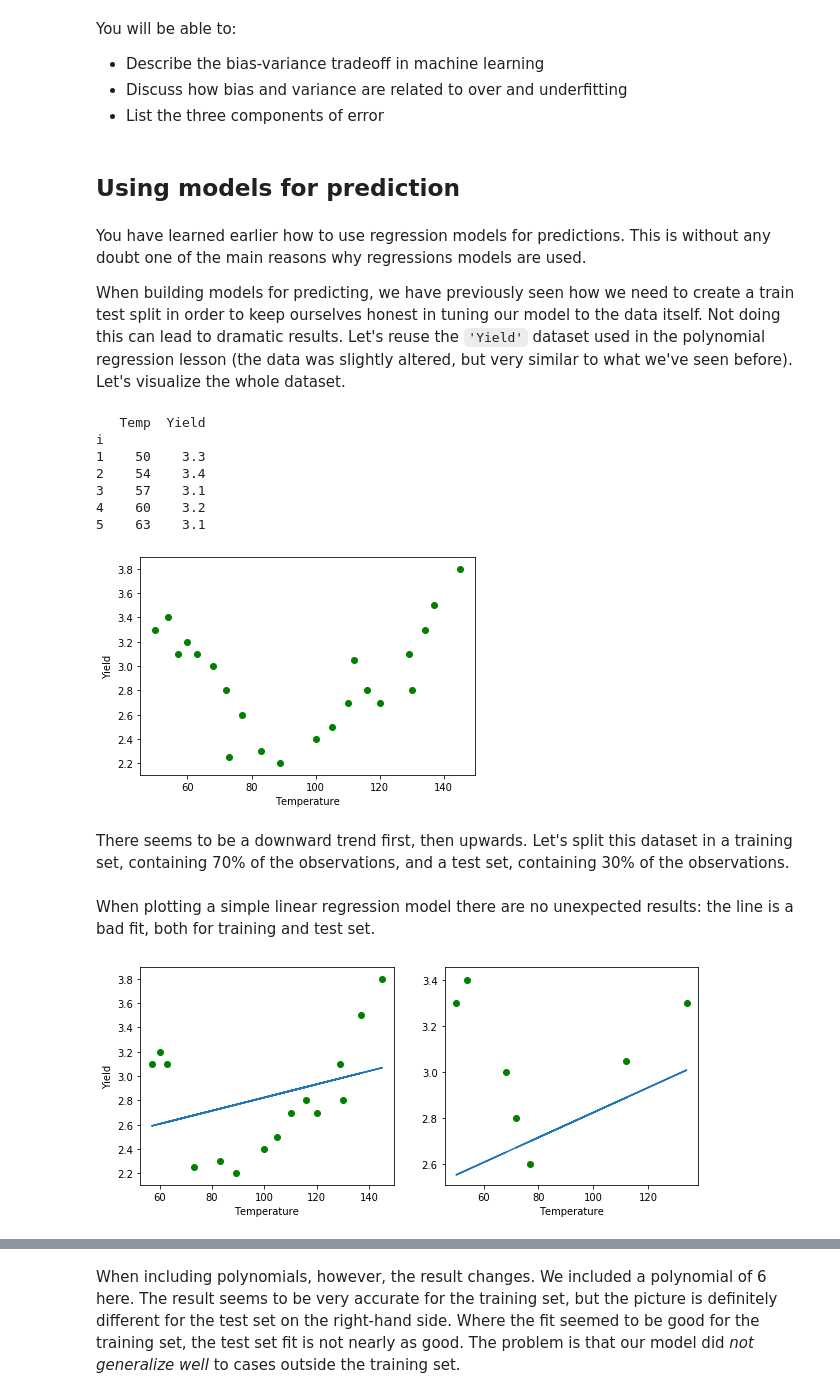
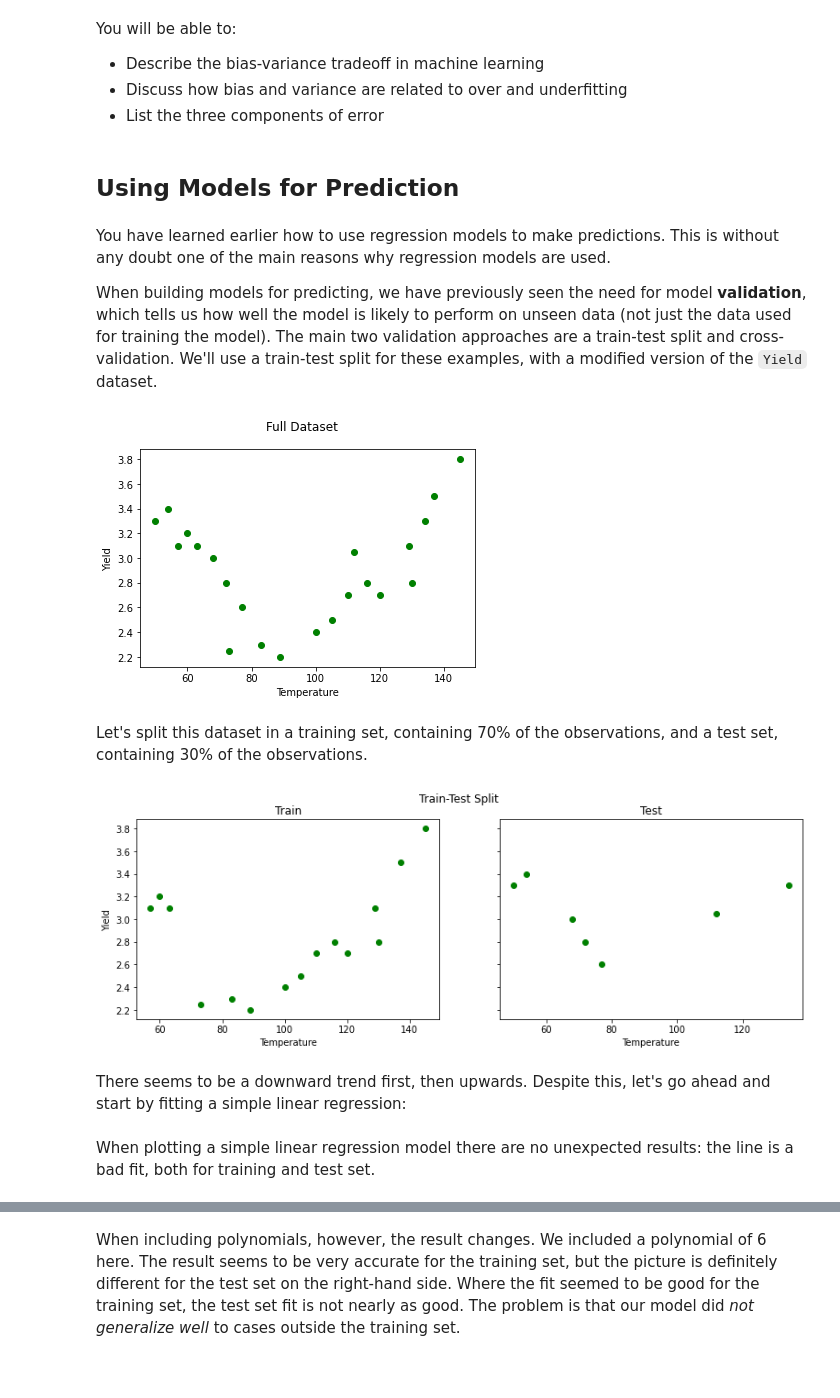
Before and after one commit to learn-co-curriculum/dsc-bias-variance-trade-off, a Jupyter notebook: index.ipynb, the cells around one changed output, grey strips where cells are left out. Saved outputs shown, nothing was run; the diff lists cells and outputs as text; code cells hidden in the pictures; blank space fills up the shorter version.

Commit message:
copy edits, improved plotting code

```diff
--- a/index.ipynb
+++ b/index.ipynb
@@ -13,41 +13,52 @@ You will be able to:
 - Discuss how bias and variance are related to over and underfitting
 - List the three components of error
 # %% [markdown]
-## Using models for prediction
+## Using Models for Prediction
-# %% [markdown]
-You have learned earlier how to use regression models for predictions. This is without any doubt one of the main reasons why regressions models are used.
-
-When building models for predicting, we have previously seen how we need to create a train test split in order to keep ourselves honest in tuning our model to the data itself. Not doing this can lead to dramatic results. Let's reuse the `'Yield'` dataset used in the polynomial regression lesson (the data was slightly altered, but very similar to what we've seen before). Let's visualize the whole dataset.
+# %% [markdown]
+You have learned earlier how to use regression models to make predictions. This is without any doubt one of the main reasons why regression models are used.
+
+When building models for predicting, we have previously seen the need for model **validation**, which tells us how well the model is likely to perform on unseen data (not just the data used for training the model). The main two validation approaches are a train-test split and cross-validation. We'll use a train-test split for these examples, with a modified version of the `Yield` dataset.
 # %%
 import numpy as np
 import pandas as pd
 import matplotlib.pyplot as plt
 %matplotlib inline
 from sklearn.linear_model import LinearRegression
 from sklearn.model_selection import train_test_split
 from sklearn.preprocessing import PolynomialFeatures
 from sklearn.metrics import mean_squared_error
 
-yld = pd.read_csv('yield2.csv', sep='\s+', index_col = 0)
+yld = pd.read_csv('yield2.csv', sep='\s+', index_col=0)
 
-print(yld.head())
 y = yld['Yield']
-X = yld['Temp']
+X = yld[['Temp']]
 
-plt.scatter(X, y, color = 'green')
-plt.xlabel('Temperature')
-plt.ylabel('Yield');
+fig, ax = plt.subplots()
+ax.scatter(X, y, color='green')
+ax.set_xlabel('Temperature')
+ax.set_ylabel('Yield')
+fig.suptitle('Full Dataset');
 # %% [output]
-   Temp  Yield
-i
-1    50    3.3
-2    54    3.4
-3    57    3.1
-4    60    3.2
-5    63    3.1
-[figure, old version]
+[figure, new version]
 # %% [markdown]
-There seems to be a downward trend first, then upwards. Let's split this dataset in a training set, containing 70% of the observations, and a test set, containing 30% of the observations.
+Let's split this dataset in a training set, containing 70% of the observations, and a test set, containing 30% of the observations.
 # %%
 X_train, X_test, y_train, y_test = train_test_split(X, y, test_size=0.30, random_state=34567)
+# %%
+fig, axes = plt.subplots(ncols=2, figsize=(13,4), sharey=True)
+
+axes[0].scatter(X_train, y_train, color='green')
+axes[0].set_xlabel('Temperature')
+axes[0].set_ylabel('Yield')
+axes[0].set_title('Train')
+
+axes[1].scatter(X_test, y_test, color='green')
+axes[1].set_xlabel('Temperature')
+axes[1].set_title('Test')
+
+fig.suptitle('Train-Test Split');
+# %% [output]
+[figure, added]
+# %% [markdown]
+There seems to be a downward trend first, then upwards. Despite this, let's go ahead and start by fitting a simple linear regression:
 # %%
@@ -55,17 +66,2 @@ reg = LinearRegression().fit(X_train.values.reshape(-1, 1), y_train)
 # %% [markdown]
 When plotting a simple linear regression model there are no unexpected results: the line is a bad fit, both for training and test set.
-# %%
-# Plot the simple model
-plt.figure(figsize=(10, 4))
-plt.subplot(1, 2, 1)
-plt.scatter(X_train, y_train, color='green')
-plt.plot(X_train.values.reshape(-1, 1), reg.predict(X_train.values.reshape(-1, 1)))
-plt.xlabel('Temperature')
-plt.ylabel('Yield')
-
-plt.subplot(1, 2, 2)
-plt.scatter(X_test, y_test, color='green')
-plt.plot(X_test.values.reshape(-1, 1), reg.predict(X_test.values.reshape(-1, 1)))
-plt.xlabel('Temperature');
-# %% [output]
-[figure, removed]
```
Also changed, not shown: parts of 26 cells of this notebook, 9 other files.
